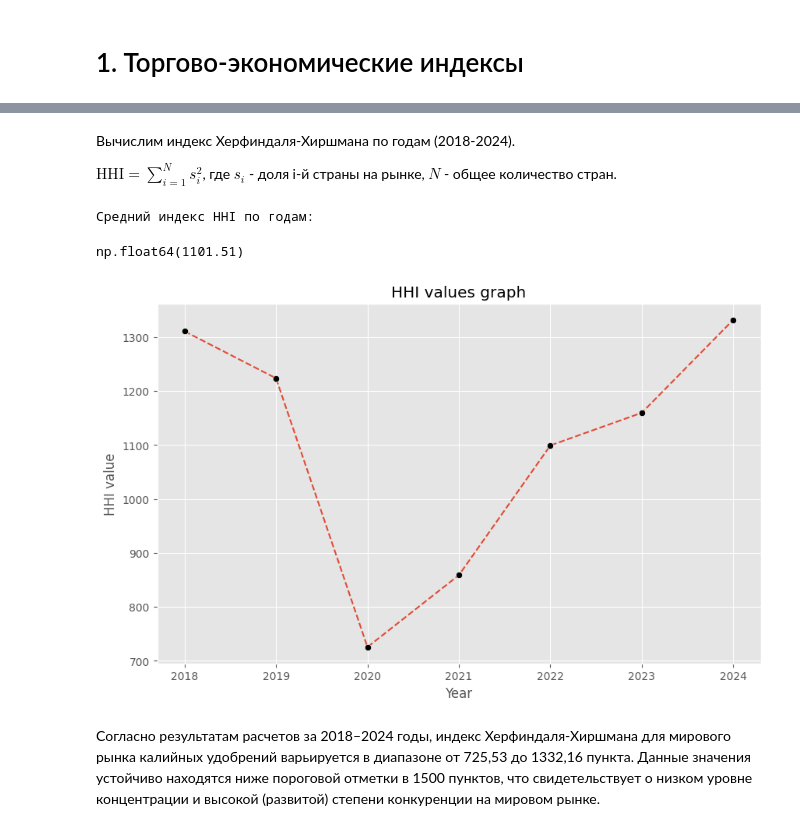
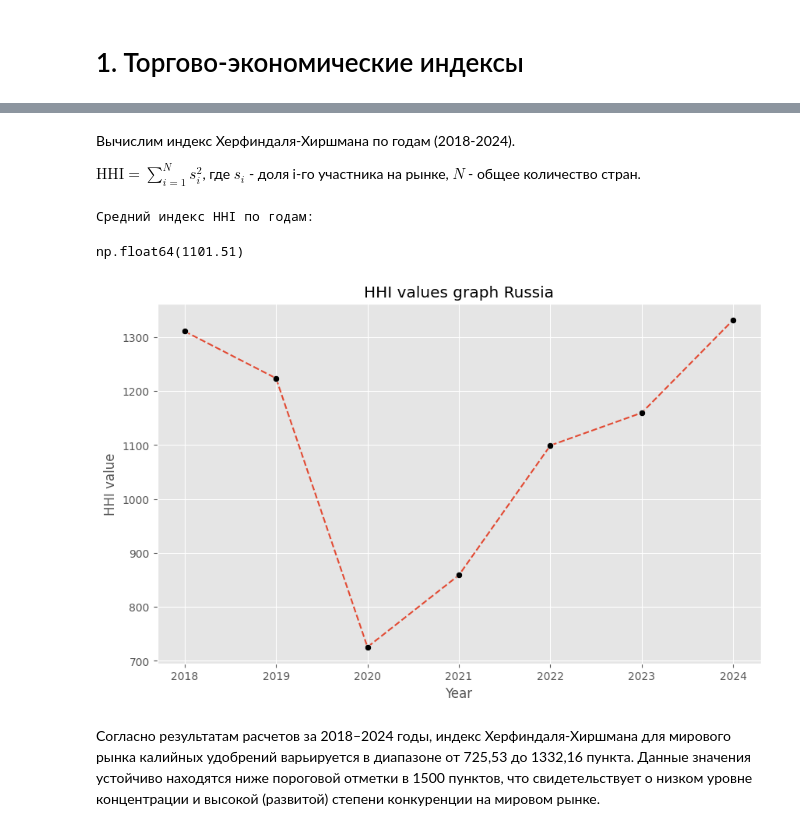
Before and after one commit to vitiatia/Sience_studio_project, a Jupyter notebook: Научка_финальный_проект_Потасик.ipynb, the cells around one changed output, grey strips where cells are left out. Cells and saved outputs as stored; diff of their text form; code cells hidden in the pictures.

```diff
--- a/Научка_финальный_проект_Потасик.ipynb
+++ b/Научка_финальный_проект_Потасик.ipynb
@@ -417,11 +451,19 @@ df_ru = df_ru[['Exporter Country', 'HS6 ID', 'HS6', 'Trade Value', 'Year']]
 # %% [markdown]
 Вычислим индекс Херфиндаля-Хиршмана по годам (2018-2024).
 
-$\text{HHI} = \sum\limits_{i=1}^{N} s_{i}^{2}$, где $s_i$ - доля i-й страны на рынке, $N$ - общее количество стран.
+$\text{HHI} = \sum\limits_{i=1}^{N} s_{i}^{2}$, где $s_i$ - доля i-го участника на рынке, $N$ - общее количество стран.
 # %%
-hhi_by_year = df_ru.groupby('Year').apply(
-    lambda x: ((x['Trade Value'] / x['Trade Value'].sum()) ** 2).sum() * 10000
-)
+def hhi(country):
+
+    df_country = df[df['Exporter Country'] == country]
+
+    df_return = df_country.groupby('Year').apply(
+        lambda x: ((x['Trade Value'] / x['Trade Value'].sum()) ** 2).sum() * 10000
+    )
+
+    return df_return
+
+hhi_by_year = hhi('Russia')
 
 print("Средний индекс HHI по годам:")
 display(hhi_by_year.mean().round(2))
@@ -431,11 +473,11 @@ np.float64(1101.51)
 # %%
 plt.figure(figsize=(10, 6))
 sns.lineplot(x=hhi_by_year.index, y=hhi_by_year, color='C0', ls='--')
 sns.scatterplot(x=hhi_by_year.index, y=hhi_by_year, color='black', zorder=2)
 plt.ylabel('HHI value')
-plt.title('HHI values graph')
+plt.title('HHI values graph Russia')
 plt.show()
 # %% [output]
-[figure, old version]
+[figure, new version]
 # %% [markdown]
 Согласно результатам расчетов за 2018–2024 годы, индекс Херфиндаля-Хиршмана для мирового рынка калийных удобрений варьируется в диапазоне от 725,53 до 1332,16 пункта. Данные значения устойчиво находятся ниже пороговой отметки в 1500 пунктов, что свидетельствует о низком уровне концентрации и высокой (развитой) степени конкуренции на мировом рынке.
```
Also changed, not shown: parts of 12 cells of this notebook.
